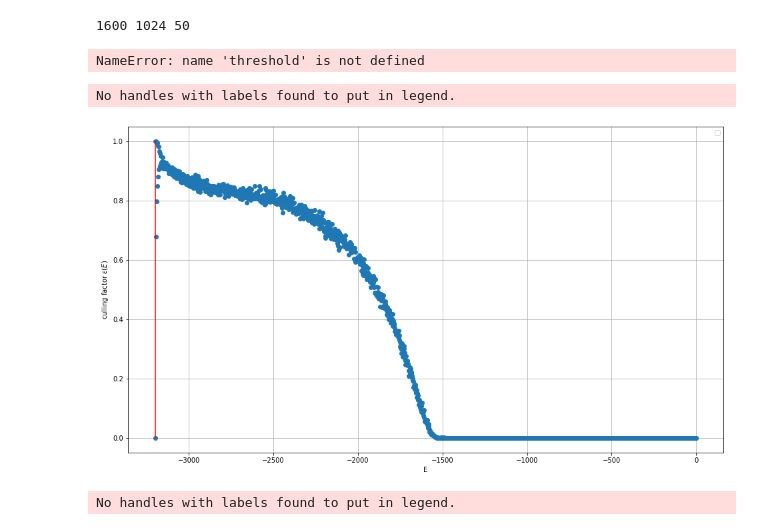
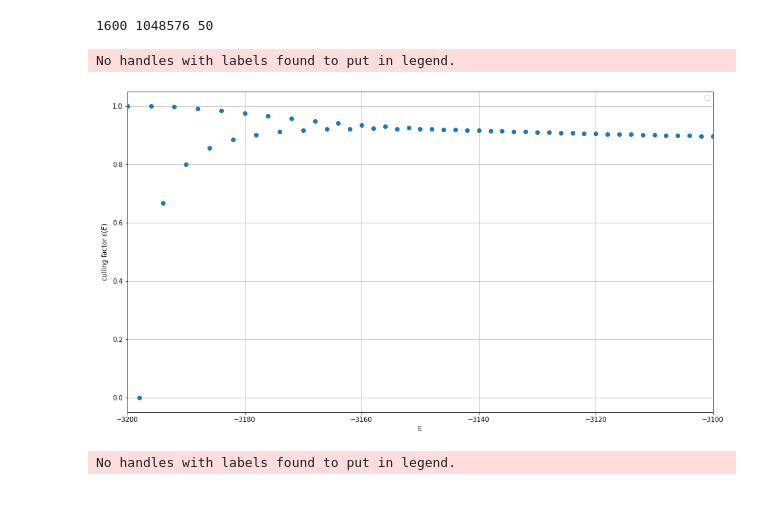
Before and after one commit to MarvelousLim/Potts20Simulation, a Jupyter notebook: Potts20Simulation/2DIsingEntropyAccurasy.ipynb, the cells around one changed output. Cells and saved outputs as stored; diff of their text form; code cells hidden in the pictures; blank space fills up the shorter version.

```diff
--- a/Potts20Simulation/2DIsingEntropyAccurasy.ipynb
+++ b/Potts20Simulation/2DIsingEntropyAccurasy.ipynb
@@ -39,7 +39,7 @@ def get_ln_DOS(N):
 # %%
 L=40;
 N=L*L;
-R=1024;
+R=1024 * 1024;
 nSteps=50;
 seed=0;
 ln_DOS=get_ln_DOS(N);
@@ -59,25 +59,22 @@ with open(name) as f:
 S = get_entropy_from_culling_factor(culling_factor)
 lng = get_ln_DOS_from_entropy(S, N)
 # %% [output]
-1600 1024 50
+1600 1048576 50
-# %%
-sum([np.exp(lng[E]) for E in lng if E <= threshold]), sum([np.exp(ln_DOS[E]) for E in ln_DOS if E <= threshold])
-# %% [output]
-NameError: name 'threshold' is not defined
 # %%
 plt.figure(figsize=(16, 9))
 plt.plot([E for E in culling_factor if E % 2 == 0], [c for E, c in culling_factor.items() if E % 2 == 0], 'o')
 plt.plot([-3200, -3200], [0, 1], c='r')
 
 plt.ylabel("culling factor $\epsilon(E)$")
 plt.xlabel("E")
 #plt.yscale("log")
+plt.xlim([-3200, -3100])
 plt.legend()
 plt.grid()
 #plt.savefig("2.png")
 # %% [output]
 No handles with labels found to put in legend.
-[figure, old version]
+[figure, new version]
 # %%
 plt.figure(figsize=(16, 9))
 plt.plot([-3200, -3200], [0, -1200], c='r')
```
Also changed, not shown: 3 other files.
